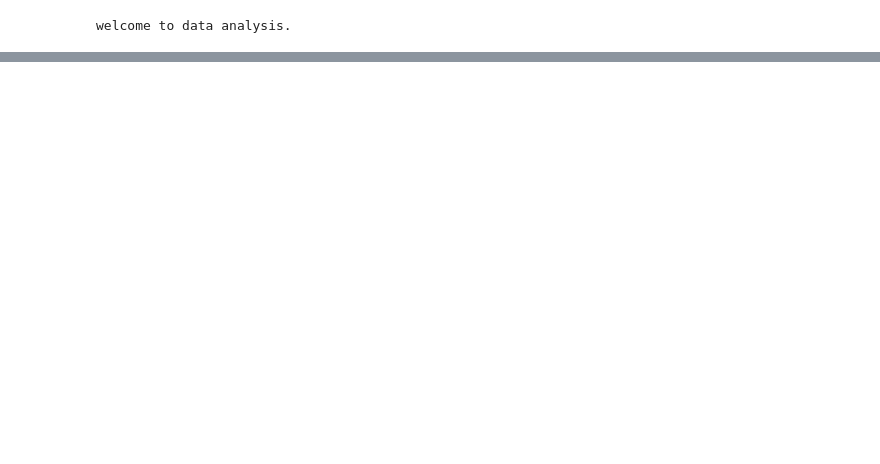
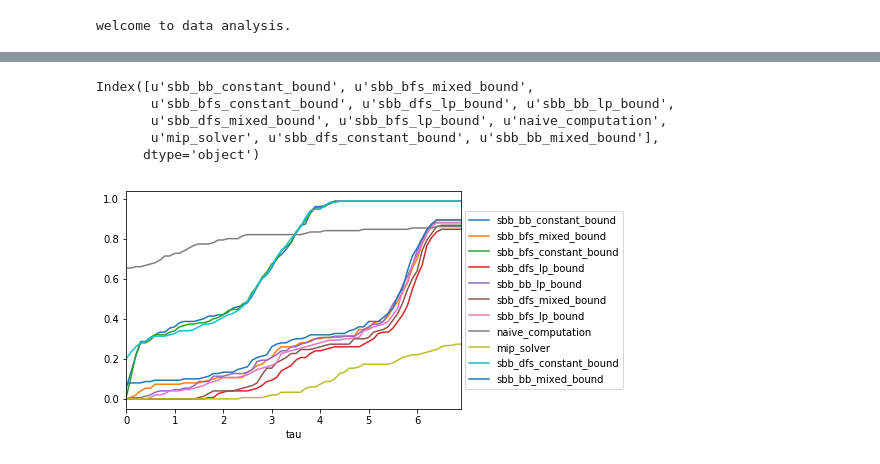
Before and after one commit to jiawei-wang-ucd/jiawei-computations, a Jupyter notebook: data_analysis.ipynb, the cells around one changed output, grey strips where cells are left out. Saved outputs shown, nothing was run; the diff lists cells and outputs as text; code cells hidden in the pictures; blank space fills up the shorter version.

```diff
--- a/data_analysis.ipynb
+++ b/data_analysis.ipynb
@@ -18,7 +18,7 @@ shifted_gmean_df(df, s=1)
 |  | metric | sbb_bb_constant_bound | sbb_bfs_mixed_bound | sbb_bfs_constant_bound | sbb_dfs_lp_bound | ... |
 | 0 | shifted_geometric_mean(shift=1) | 5.609764 | 26.131734 | 5.791852 | 38.320046 | ... |
 # %%
-def performance_profile_plot(df, time_out = 3600, tao_max = 100000, log_scale = True):
+def performance_profile_plot(df, time_out = 3600, tau_max = 100, log_scale = True):
     total_instances = df.shape[0]
     best_time = df.min(axis = 1).to_list()
     new_df = pd.DataFrame()
@@ -31,19 +31,36 @@ def performance_profile_plot(df, time_out = 3600, tao_max = 100000, log_scale =
         if col == 'instances':
             continue
         if log_scale:
-            new_df[col] = [math.log10(df[col][i]/best_time[i]) if df[col][i] < time_out else math.log10(tao_max) for i in range(len(best_time))]
+            new_df[col] = [math.log(df[col][i]/best_time[i]) if df[col][i] < time_out else math.log(tau_max) for i in range(len(best_time))]
         else:
-            new_df[col] = [df[col][i]/best_time[i] if df[col][i] < time_out else tao_max for i in range(len(best_time))]
+            new_df[col] = [df[col][i]/best_time[i] if df[col][i] < time_out else tau_max for i in range(len(best_time))]
 
     plot_df = pd.DataFrame()
     if log_scale:
-        X=[float(0+i*0.1) for i in range(int(math.log10(tao_max)*10-1))]
+        X=[float(0+i*0.1) for i in range(int(math.log(tau_max)*10+1))]
     else:
-        X=[float(1+i*0.1) for i in range((tao_max-1)*10-1)]
-    print X
+        X=[float(1+i*0.1) for i in range((tau_max-1)*10+1)]
     plot_df['tau'] = X
     for col in df.columns:
         if col == 'instances':
             continue
-        plot_df[col] = [float(counttime(new_df[col], xx)/total_instances) for xx in X]
+        plot_df[col] = [float(counttime(new_df[col], xx))/total_instances for xx in X]
     return plot_df
+# %%
+plot_df=performance_profile_plot(df,log_scale = True, tau_max = 1000)
+# %%
+plot_df.columns[1:]
+# %% [output]
+Index([u'sbb_bb_constant_bound', u'sbb_bfs_mixed_bound',
+       u'sbb_bfs_constant_bound', u'sbb_dfs_lp_bound', u'sbb_bb_lp_bound',
+       u'sbb_dfs_mixed_bound', u'sbb_bfs_lp_bound', u'naive_computation',
+       u'mip_solver', u'sbb_dfs_constant_bound', u'sbb_bb_mixed_bound'],
+      dtype='object')
+# %%
+plt.tight_layout()
+ax = plt.gca()
+plot_df.plot(kind='line',x='tau',y=plot_df.columns[1:], ax=ax)
+ax.legend(loc='right', bbox_to_anchor=(1.5, 0.5))
+plt.show()
+# %% [output]
+[figure, added]
```
Also changed, not shown: 1 other file.
